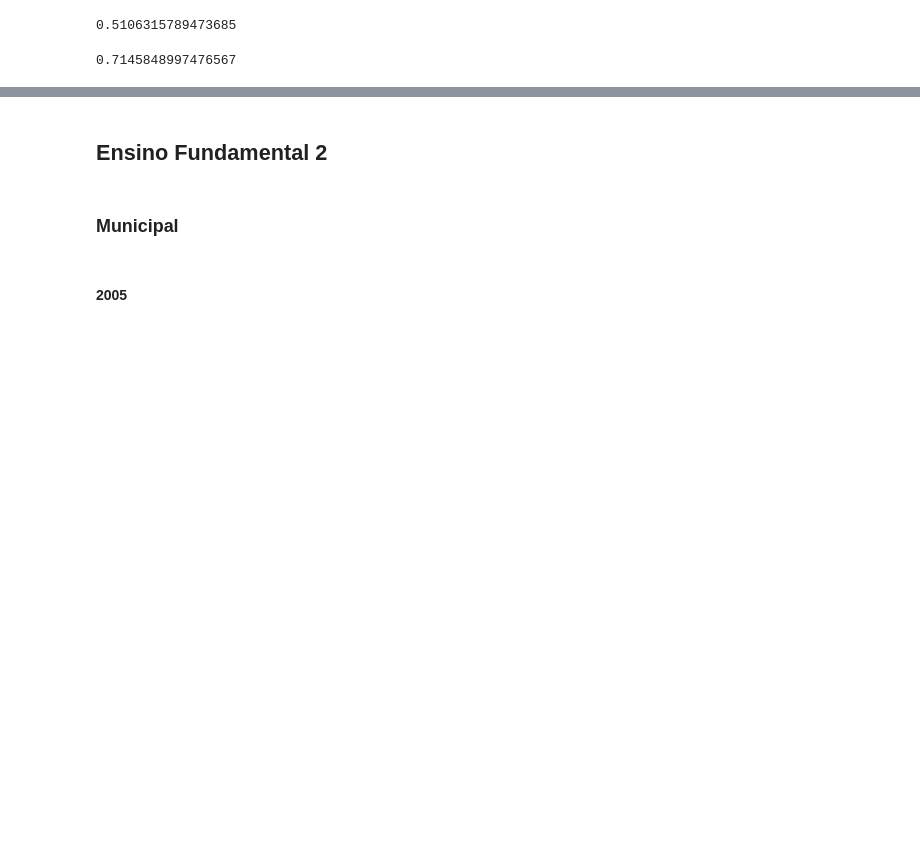
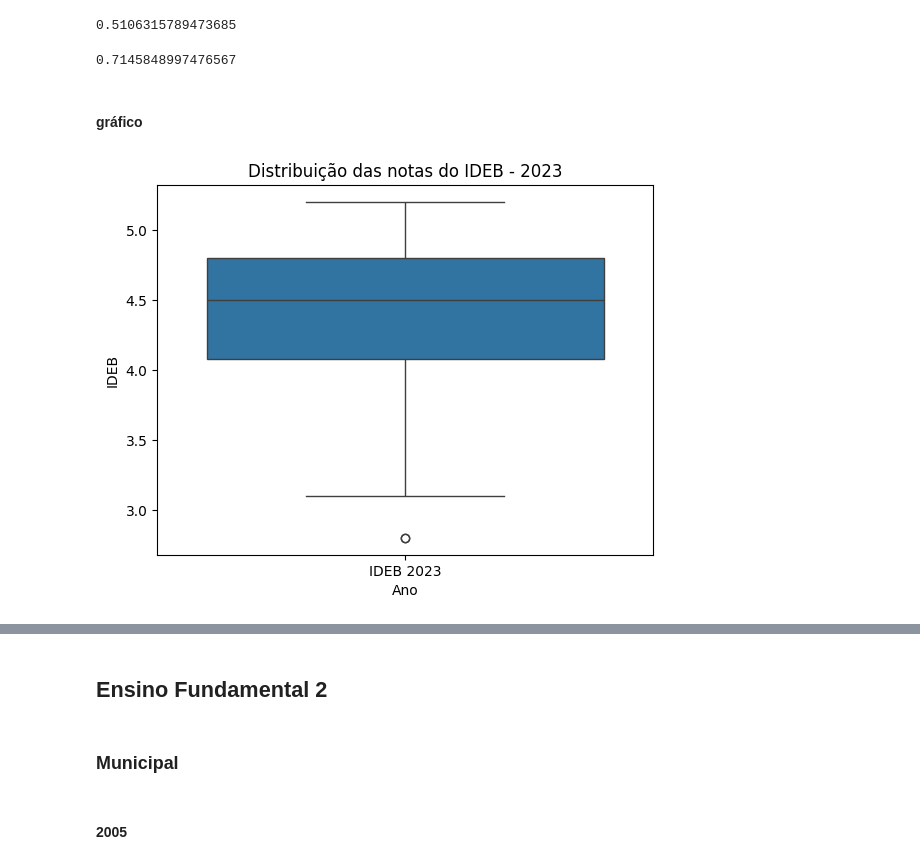
Before and after one commit to claraaqn/IC-Dadis_IDEB, a Jupyter notebook: analise_descritiva_escola.ipynb, the cells around one changed output, grey strips where cells are left out. Cells and saved outputs as stored; diff of their text form; code cells hidden in the pictures; blank space fills up the shorter version.

```diff
--- a/analise_descritiva_escola.ipynb
+++ b/analise_descritiva_escola.ipynb
@@ -277,3 +289,21 @@ ensino_fundamental_1_2023.var()
 ensino_fundamental_1_2023.std()
 # %% [output]
 0.7145848997476567
+# %% [markdown]
+#### gráfico
+# %%
+# converte o dataframe do formato wide para o formato long
+ideb_long_f1 = pd.melt(
+    ensino_fundamental_1,
+    id_vars=["Nome da Escola"],
+    value_vars=["IDEB 2005", "IDEB 2007", "IDEB 2009", "IDEB 2011", "IDEB 2013", "IDEB 2015", "IDEB 2017", "IDEB 2019", "IDEB 2021", "IDEB 2023"],
+    var_name="Ano",
+    value_name="IDEB"
+)
+
+ideb_f1_2023 = ideb_long_f1[ideb_long_f1["Ano"] == "IDEB 2023"] # pega o ano de 2023
+sns.boxplot(data=ideb_f1_2023, x="Ano", y="IDEB")
+plt.title("Distribuição das notas do IDEB - 2023")
+plt.show()
+# %% [output]
+[figure, added]
```
Also changed, not shown: parts of 13 cells of this notebook.
